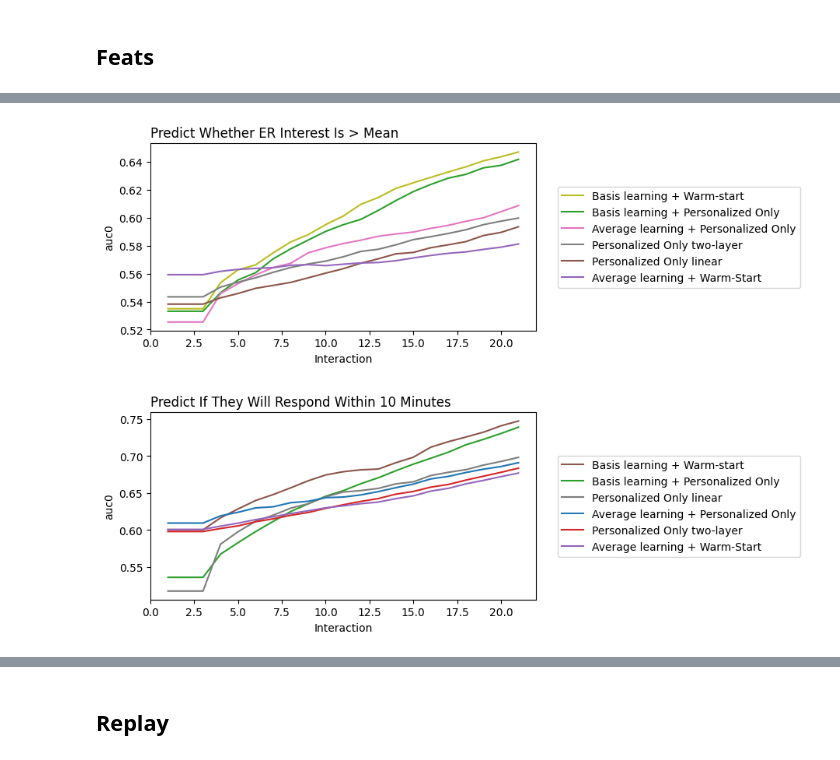
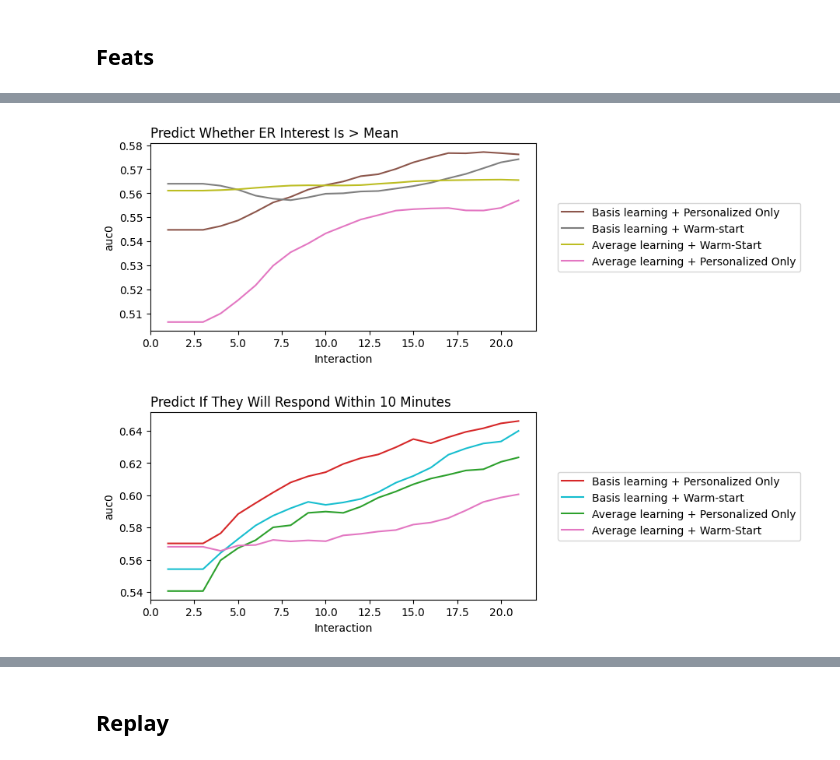
Before and after one commit to mrucker/diss, a Jupyter notebook: sapiens/notebooks/4) results.ipynb, the cells around one changed output, grey strips where cells are left out. Cells and saved outputs as stored; diff of their text form; code cells hidden in the pictures.

```diff
--- a/sapiens/notebooks/4) results.ipynb
+++ b/sapiens/notebooks/4) results.ipynb
@@ -169,6 +277,6 @@ res = cb.Result.from_file('../logs/2/onp-feats.log.gz').filter_fin(l=L,p=['l','g
 # %%
 import matplotlib.pyplot as plt
 import coba as cb
-l = ['evaluator_id','s1','s2','s3','dae','ws','pers','trn']
-res = cb.Result.from_file('../logs/2/onp-feats-fixed.log.gz').filter_fin(l=l,p=['l','g','rng'])
-res
+L = ['evaluator_id','s1','s2','s3','dae','ws','pers','trn']
+span = None
+res = cb.Result.from_file('../logs/2/onp-feats.log.gz')#.filter_fin(l=l,p=['l','g','rng'])
@@ -259,42 +315,34 @@ res7.where(l={"=":(1,)}).plot_learners('index','auc0',l=L,p=['g','rng'],span=1,t
 # %%
 # # with basis learning and warm-started head
 # res0 = res.where(evaluator_id=0)
 
 # # with average learning and warm-started head
 # res1 = res.where(evaluator_id=1)
 
 # # with basis learning and personalized only
 # res2 = res.where(evaluator_id=2)
 
 # # with average learning and personalized only
 # res3 = res.where(evaluator_id=3)
 
-# # personalized only (linear)
-# res4 = res.where(evaluator_id=4)
-
-# # personalized only (two-layer)
-# res5 = res.where(evaluator_id=5)
-
-res0.where(l={"=":(0,)}).plot_learners('index','auc0',l=L,p=['g','rng'],span=1,top_n=1,out=None)
-res2.where(l={"=":(0,)}).plot_learners('index','auc0',l=L,p=['g','rng'],span=1,top_n=1,out=None)
-res3.where(l={"=":(0,)}).plot_learners('index','auc0',l=L,p=['g','rng'],span=1,top_n=1,out=None)
-res5.where(l={"=":(0,)}).plot_learners('index','auc0',l=L,p=['g','rng'],span=1,top_n=1,out=None,colors=2)
-res4.where(l={"=":(0,)}).plot_learners('index','auc0',l=L,p=['g','rng'],span=1,top_n=1,out=None)
-res1.where(l={"=":(0,)}).plot_learners('index','auc0',l=L,p=['g','rng'],span=1,top_n=1,out=None)
+res2.where(l={"=":(0,)}).plot_learners('index','auc0',l=L,p=['g','rng'],span=4,top_n=1,out=None)
+res0.where(l={"=":(0,)}).plot_learners('index','auc0',l=L,p=['g','rng'],span=4,top_n=1,out=None)
+res1.where(l={"=":(0,)}).plot_learners('index','auc0',l=L,p=['g','rng'],span=4,top_n=1,out=None,colors=1)
+res3.where(l={"=":(0,)}).plot_learners('index','auc0',l=L,p=['g','rng'],span=4,top_n=1,out=None)
 
 plt.legend(labels=[
-    'Basis learning + Warm-start',
-    'Basis learning + Personalized Only',
-    'Average learning + Personalized Only',
-    'Personalized Only two-layer',
-    'Personalized Only linear',
-    'Average learning + Warm-Start',
-], loc="center right", bbox_to_anchor=(1.70,.5) )
+     'Basis learning + Personalized Only',
+     'Basis learning + Warm-start',
+     'Average learning + Warm-Start',
+     'Average learning + Personalized Only',
+#     'Personalized Only two-layer',
+#     'Personalized Only linear',
+ ], loc="center right", bbox_to_anchor=(1.70,.5) )
 
 plt.title("Predict Whether ER Interest Is > Mean",loc='left')
 plt.show()
 # %% [output]
-[figure, old version]
+[figure, new version]
 # %%
 # # with basis learning and warm-started head
 # res0 = res.where(evaluator_id=0)
@@ -314,26 +362,27 @@ plt.show()
 # # personalized only (two-layer)
 # res5 = res.where(evaluator_id=5)
 
+res2.where(l={"=":(1,)}).plot_learners('index','auc0',l=L,p=['g','rng'],span=1,top_n=1,out=None,colors=1)
 res0.where(l={"=":(1,)}).plot_learners('index','auc0',l=L,p=['g','rng'],span=1,top_n=1,out=None,colors=3)
-res2.where(l={"=":(1,)}).plot_learners('index','auc0',l=L,p=['g','rng'],span=1,top_n=1,out=None)
-res4.where(l={"=":(1,)}).plot_learners('index','auc0',l=L,p=['g','rng'],span=1,top_n=1,out=None)
 res3.where(l={"=":(1,)}).plot_learners('index','auc0',l=L,p=['g','rng'],span=1,top_n=1,out=None)
-res5.where(l={"=":(1,)}).plot_learners('index','auc0',l=L,p=['g','rng'],span=1,top_n=1,out=None,colors=2)
 res1.where(l={"=":(1,)}).plot_learners('index','auc0',l=L,p=['g','rng'],span=1,top_n=1,out=None)
 
+#res4.where(l={"=":(1,)}).plot_learners('index','auc0',l=L,p=['g','rng'],span=1,top_n=1,out=None)
+#res5.where(l={"=":(1,)}).plot_learners('index','auc0',l=L,p=['g','rng'],span=1,top_n=1,out=None,colors=2)
+
 plt.legend(labels=[
+    'Basis learning + Personalized Only',
     'Basis learning + Warm-start',
-    'Basis learning + Personalized Only',
-    'Personalized Only linear',
     'Average learning + Personalized Only',
-    'Personalized Only two-layer',
     'Average learning + Warm-Start',
+    # 'Personalized Only linear',
+    # 'Personalized Only two-layer',
 ], loc="center right", bbox_to_anchor=(1.70,.5) )
 
 plt.title("Predict If They Will Respond Within 10 Minutes",loc='left')
 plt.show()
 # %% [output]
-[figure, old version]
+[figure, new version]
 # %%
 def format_and_print(n,res):
     get_pct = lambda vals: np.nanpercentile(vals,[10,50,90]).round(2).tolist()
```
Also changed, not shown: parts of 19 cells of this notebook, 3 other files.
